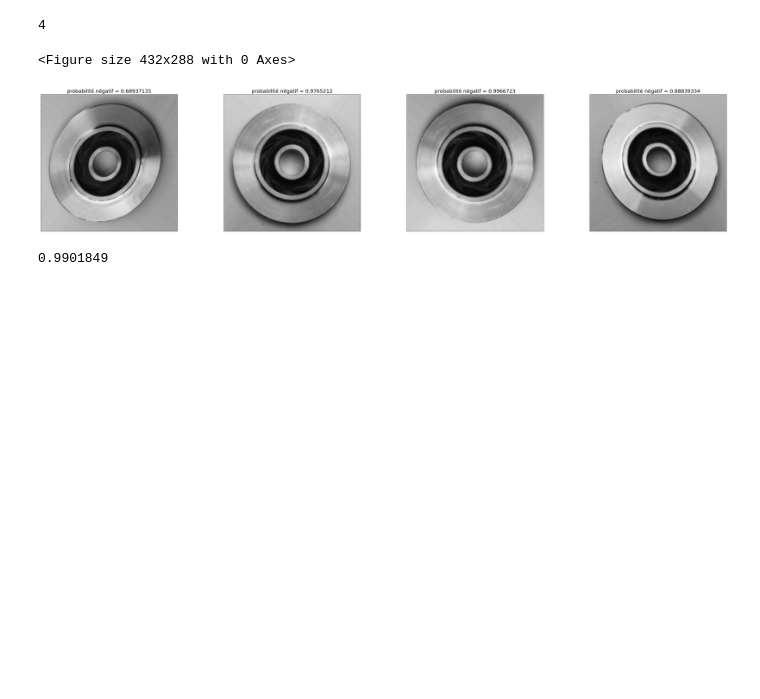
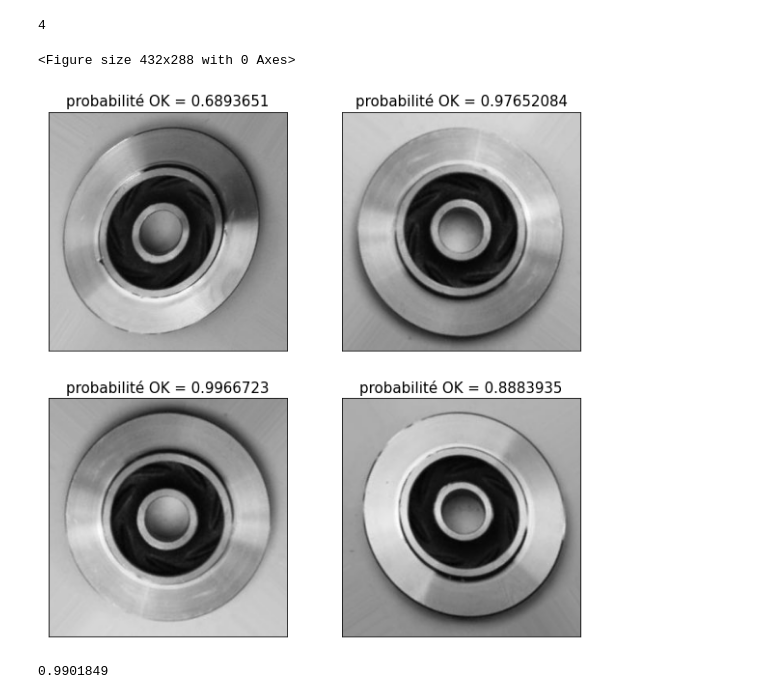
Before and after one commit to yann112/Cast_Iron, a Jupyter notebook: Cast_Iron_densenet_1.ipynb, the cells around one changed output. Saved outputs shown, nothing was run; the diff lists cells and outputs as text; code cells hidden in the pictures; blank space fills up the shorter version.

```diff
--- a/Cast_Iron_densenet_1.ipynb
+++ b/Cast_Iron_densenet_1.ipynb
@@ -66,7 +66,7 @@ for files in os.listdir('/content/drive/MyDrive/Projet_casting/casting_data/cast
 
 plt.figure();
 
-fig, ax = plt.subplots(4, 10, subplot_kw=dict(xticks=[], yticks=[]),figsize=(25,10));
+fig, ax = plt.subplots(4, 6, subplot_kw=dict(xticks=[], yticks=[]),figsize=(15,10));
 for i, axi in enumerate(ax.flat):
     axi.set_title('Pièce OK', fontdict = {'fontsize' : 20})
     img = plt.imread('/content/drive/MyDrive/Projet_casting/casting_data/casting_data/train/ok_front/'+str(liste_ok[i]))
@@ -82,7 +82,7 @@ for files in os.listdir('/content/drive/MyDrive/Projet_casting/casting_data/cast
 
 plt.figure();
 
-fig, ax = plt.subplots(4, 10, subplot_kw=dict(xticks=[], yticks=[]),figsize=(25,10));
+fig, ax = plt.subplots(4, 6, subplot_kw=dict(xticks=[], yticks=[]),figsize=(15,10));
 for i, axi in enumerate(ax.flat):
     axi.set_title('Pièce NOK', fontdict = {'fontsize' : 20})
     img = plt.imread('/content/drive/MyDrive/Projet_casting/casting_data/casting_data/train/def_front/'+str(liste_nok[i]))
@@ -282,17 +282,17 @@ filenames=test_generator.filenames
 # %%
 #faux negatif
 
 plt.figure();
 
-fig, ax = plt.subplots(1, 4, subplot_kw=dict(xticks=[], yticks=[]),figsize=(50,10));
+fig, ax = plt.subplots(2, 2, subplot_kw=dict(xticks=[], yticks=[]),figsize=(10,10));
 
 for i, axi in enumerate(ax.flat):
-    axi.set_title('probabilité négatif = ' + str(Y_pred[faux_negatif[i]][1]), fontdict = {'fontsize' : 20})
+    axi.set_title('probabilité OK = ' + str(Y_pred[faux_negatif[i]][1]), fontdict = {'fontsize' : 15})
     img = plt.imread(path + filenames[faux_negatif[i]])
     axi.imshow(img);
 # %% [output]
 <Figure size 432x288 with 0 Axes>
-[figure, old version]
+[figure, new version]
 # %%
 #moyenne des piéces classées NOK
 moyenne_neg = []
```
Also changed, not shown: parts of 6 cells of this notebook.
